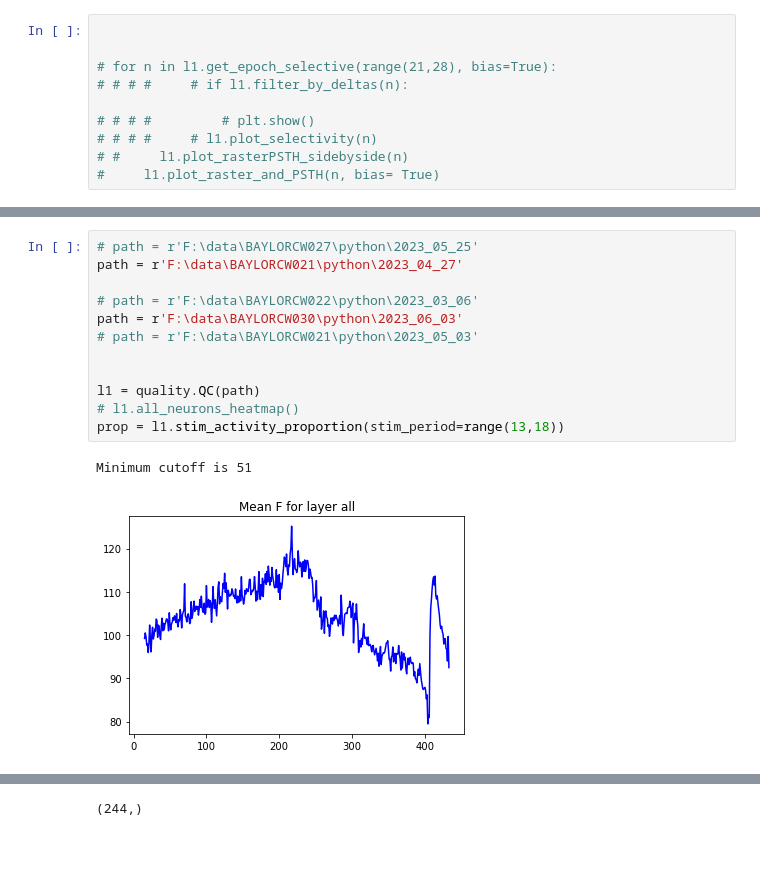
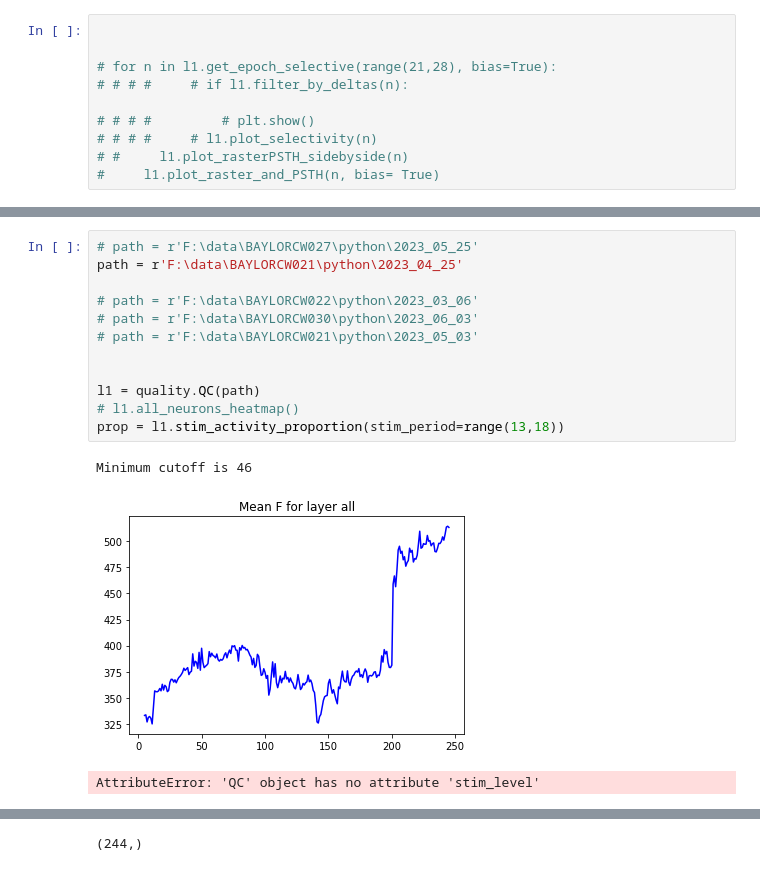
Before and after one commit to catherinewang99/2pimagingAnalysis, a Jupyter notebook: viewplots.ipynb, the cells around one changed output, grey strips where cells are left out. Saved outputs shown, nothing was run; the diff lists cells and outputs as text.

```diff
--- a/viewplots.ipynb
+++ b/viewplots.ipynb
@@ -38,16 +54,17 @@ Minimum cutoff is 45
 # %%
 # path = r'F:\data\BAYLORCW027\python\2023_05_25'
-path = r'F:\data\BAYLORCW021\python\2023_04_27'
+path = r'F:\data\BAYLORCW021\python\2023_04_25'
 
 # path = r'F:\data\BAYLORCW022\python\2023_03_06'
-path = r'F:\data\BAYLORCW030\python\2023_06_03'
+# path = r'F:\data\BAYLORCW030\python\2023_06_03'
 # path = r'F:\data\BAYLORCW021\python\2023_05_03'
 
 
 l1 = quality.QC(path)
 # l1.all_neurons_heatmap()
 prop = l1.stim_activity_proportion(stim_period=range(13,18))
 # %% [output]
-Minimum cutoff is 51
+Minimum cutoff is 46
-[figure, old version]
+[figure, new version]
+AttributeError: 'QC' object has no attribute 'stim_level'
 # %%
```
Also changed, not shown: parts of 3 cells of this notebook, 5 other files.
